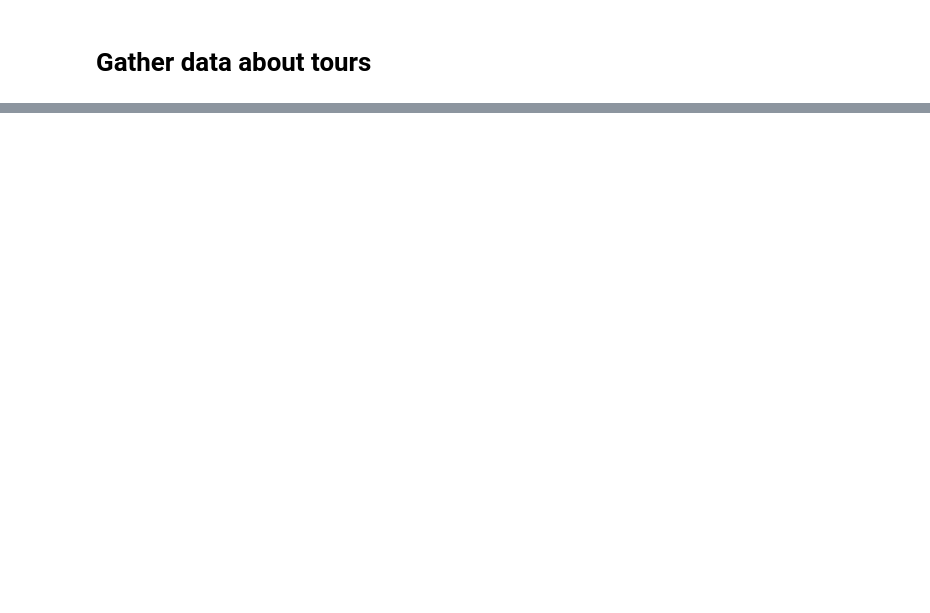
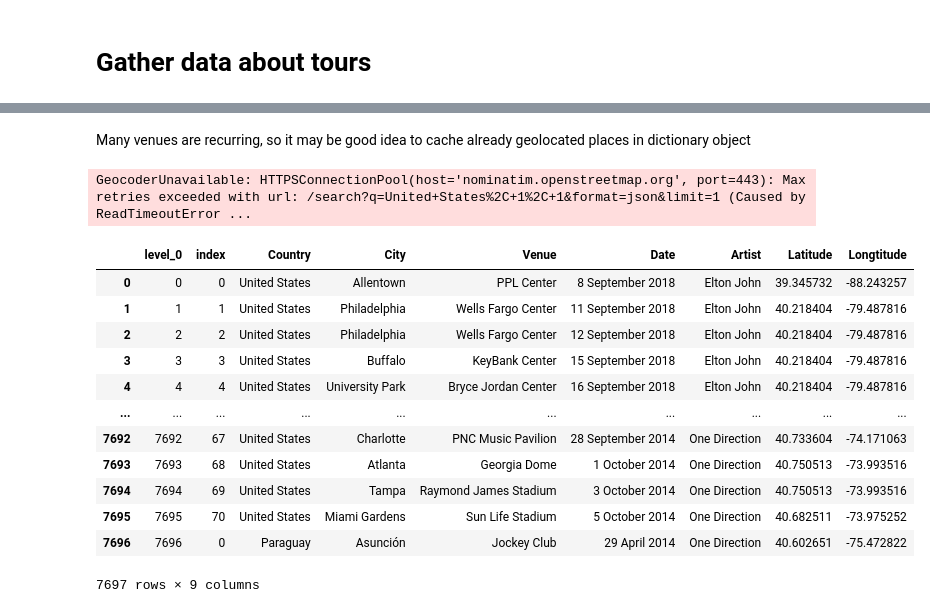
Before and after one commit to KosAqH/World-Tour-EDA, a Jupyter notebook: World Tour/data_preparation.ipynb, the cells around one changed output, grey strips where cells are left out. Drawn from its saved outputs; the diff is of its cells as text; code cells hidden in the pictures; blank space fills up the shorter version.

```diff
--- a/World Tour/data_preparation.ipynb
+++ b/World Tour/data_preparation.ipynb
@@ -147,0 +166,21 @@ df
+# %%
+df_tours = pd.DataFrame()
+
+BASE_URL = "https://en.wikipedia.org"
+for index, row in df.iterrows():
+    url = BASE_URL + row["Tour link"]
+    tables = pd.read_html(url)
+    df_tour_tmp = pd.DataFrame()
+    for t in tables:
+        if "City" in t.columns and "Country" in t.columns:
+            t.columns = t.columns.get_level_values(0)
+            for i, _ in enumerate(t.columns):
+                if t.columns[i].startswith("Date"):
+                    t = t.rename(columns={t.columns[i] : "Date"})
+            df_tour_tmp = pd.concat([df_tour_tmp, t[["Country", "City", "Venue", "Date"]]])
+    df_tour_tmp = df_tour_tmp.drop(df_tour_tmp[df_tour_tmp["Date"] == df_tour_tmp["City"]].index)
+    df_tour_tmp["Artist"] = row["Artist"]
+
+    df_tours = pd.concat([df_tours, df_tour_tmp])
+    print(f"{row['Tour title']}")
+    # break
@@ -147,0 +233,6 @@ df
+# %%
+df_tours = df_tours.reset_index()
+# %%
+from geopy.geocoders import Nominatim
+geolocator = Nominatim(user_agent="my_user_agent_3")
+location = geolocator.geocode(f"{df_tours.iloc[0, 2]}, {df_tours.iloc[0, 1]}, {df_tours.iloc[0, 0]}")
@@ -147,0 +258,36 @@ df
+# %% [markdown]
+Many venues are recurring, so it may be good idea to cache already geolocated places in dictionary object
+# %%
+cached_locations = {}
+
+for index, row in df_tours.iterrows():
+    venue = f"{df_tours.iloc[index, 2]}, {df_tours.iloc[index, 1]}, {df_tours.iloc[index, 0]}"
+    if venue in cached_locations:
+        df_tours.loc[index, "Latitude"] = cached_locations[venue][0]
+        df_tours.loc[index, "Longtitude"] = cached_locations[venue][1]
+    else:
+        location = geolocator.geocode(venue)
+        if not location:
+            venue2 = f"{df_tours.iloc[index, 1]}, {df_tours.iloc[index, 0]}"
+            location = geolocator.geocode(venue2)
+        df_tours.loc[index, "Latitude"] = location.latitude
+        df_tours.loc[index, "Longtitude"] = location.longitude
+        cached_locations[venue] = [location.latitude, location.longitude]
+# %% [output]
+GeocoderUnavailable: HTTPSConnectionPool(host='nominatim.openstreetmap.org', port=443): Max retries exceeded with url: /search?q=United+States%2C+1%2C+1&format=json&limit=1 (Caused by ReadTimeoutError ...
+# %%
+df_tours
+# %% [output]
+|  | level_0 | index | Country | City | Venue | Date | Artist | Latitude | Longtitude |
+| 0 | 0 | 0 | United States | Allentown | PPL Center | 8 September 2018 | Elton John | 39.345732 | -88.243257 |
+| 1 | 1 | 1 | United States | Philadelphia | Wells Fargo Center | 11 September 2018 | Elton John | 40.218404 | -79.487816 |
+| 2 | 2 | 2 | United States | Philadelphia | Wells Fargo Center | 12 September 2018 | Elton John | 40.218404 | -79.487816 |
+| 3 | 3 | 3 | United States | Buffalo | KeyBank Center | 15 September 2018 | Elton John | 40.218404 | -79.487816 |
+| 4 | 4 | 4 | United States | University Park | Bryce Jordan Center | 16 September 2018 | Elton John | 40.218404 | -79.487816 |
+| ... | ... | ... | ... | ... | ... | ... | ... | ... | ... |
+| 7692 | 7692 | 67 | United States | Charlotte | PNC Music Pavilion | 28 September 2014 | One Direction | 40.733604 | -74.171063 |
+| 7693 | 7693 | 68 | United States | Atlanta | Georgia Dome | 1 October 2014 | One Direction | 40.750513 | -73.993516 |
+| 7694 | 7694 | 69 | United States | Tampa | Raymond James Stadium | 3 October 2014 | One Direction | 40.750513 | -73.993516 |
+| 7695 | 7695 | 70 | United States | Miami Gardens | Sun Life Stadium | 5 October 2014 | One Direction | 40.682511 | -73.975252 |
+| 7696 | 7696 | 0 | Paraguay | Asunción | Jockey Club | 29 April 2014 | One Direction | 40.602651 | -75.472822 |
+7697 rows × 9 columns
```
Also changed, not shown: parts of 14 cells of this notebook.
